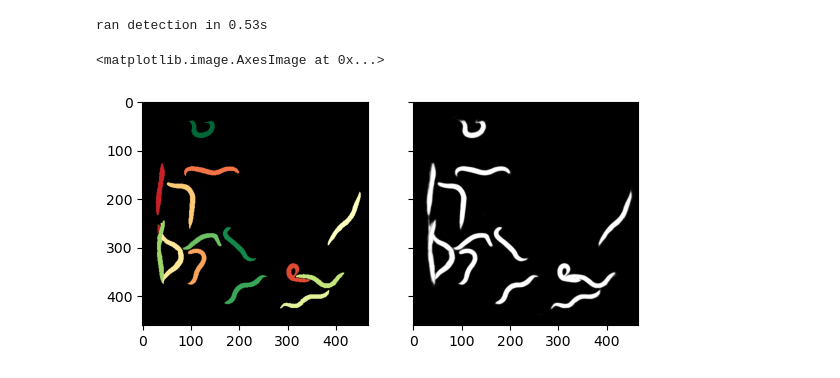
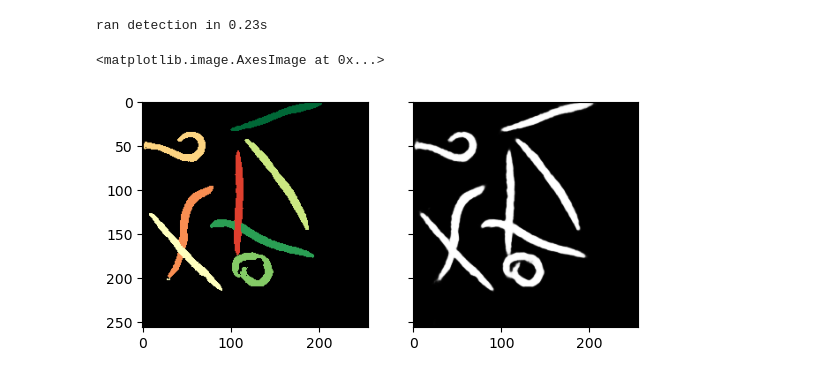
Before and after one commit to jumabon/cross-goose, a Jupyter notebook: notebooks/infer_on_single_image.ipynb, the cells around one changed output. Saved outputs shown, nothing was run; the diff lists cells and outputs as text; code cells hidden in the pictures.

```diff
--- a/notebooks/infer_on_single_image.ipynb
+++ b/notebooks/infer_on_single_image.ipynb
@@ -19,33 +16,33 @@ from matplotlib import pyplot as plt
 import numpy as np
 from crossgoose.data import normalize_image
 from crossgoose.mask_utils import relabel
 from crossgoose.my_display import get_custom_mask_cmap
 from crossgoose.utils import imread
 import torch
 
-image_path = "/mnt/zeus/bia/jmabon/data/CrossGoose/Dataset_v02/test/C11_img.tif"
+image_path = "../data/Dataset_v02/test/S00107_img.tif"
 image_normalization = 'M1P1'
 
 image = imread(image_path)
 
 if len(image.shape) == 3:
     chan_dim = np.argmin(image.shape)
     image = np.mean(image, axis=chan_dim)
 h, w = image.shape
 image = normalize_image(image, image_normalization)
 
 image = torch.tensor(image)
 image = image.unsqueeze(dim=0).unsqueeze(dim=0).float()
 start = time.perf_counter()
 results = model.segment_image(image=image)
 end = time.perf_counter()
 print(f"ran detection in {end-start:.2f}s")
 
 cmap_mask = get_custom_mask_cmap()
 fig,axs = plt.subplots(1,2,sharex=True,sharey=True)
 axs[0].imshow(relabel(results['mask'],shuffle=True),cmap=cmap_mask)
 axs[1].imshow(results['cellprob'],cmap='gray')
 # %% [output]
-ran detection in 0.53s
+ran detection in 0.23s
 <matplotlib.image.AxesImage at 0x...>
-[figure, old version]
+[figure, new version]
```
Also changed, not shown: parts of 2 cells of this notebook, 6 other files.
